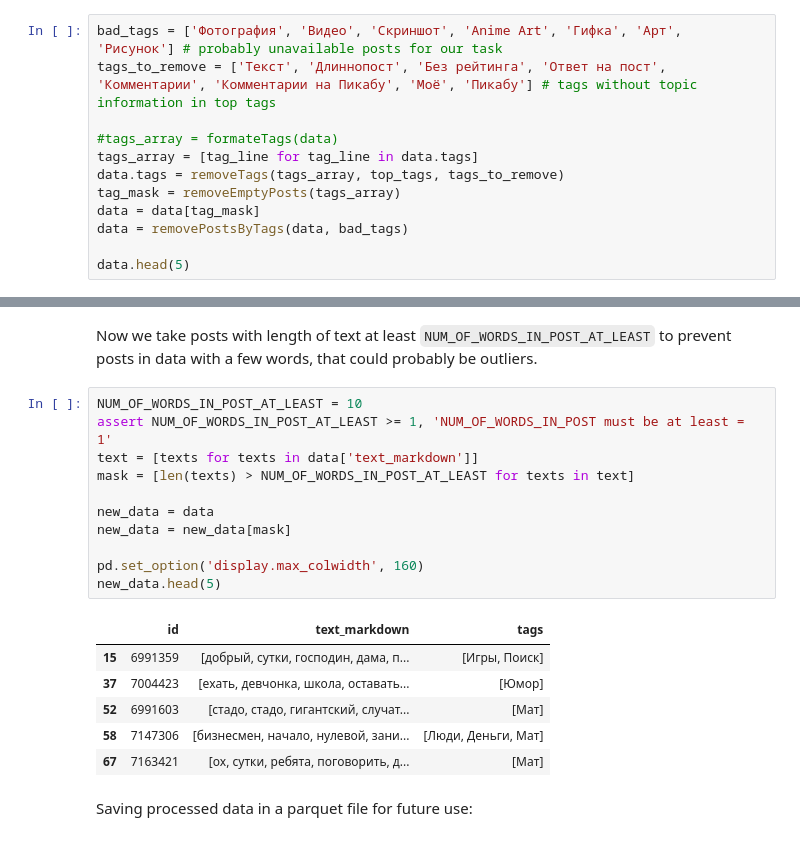
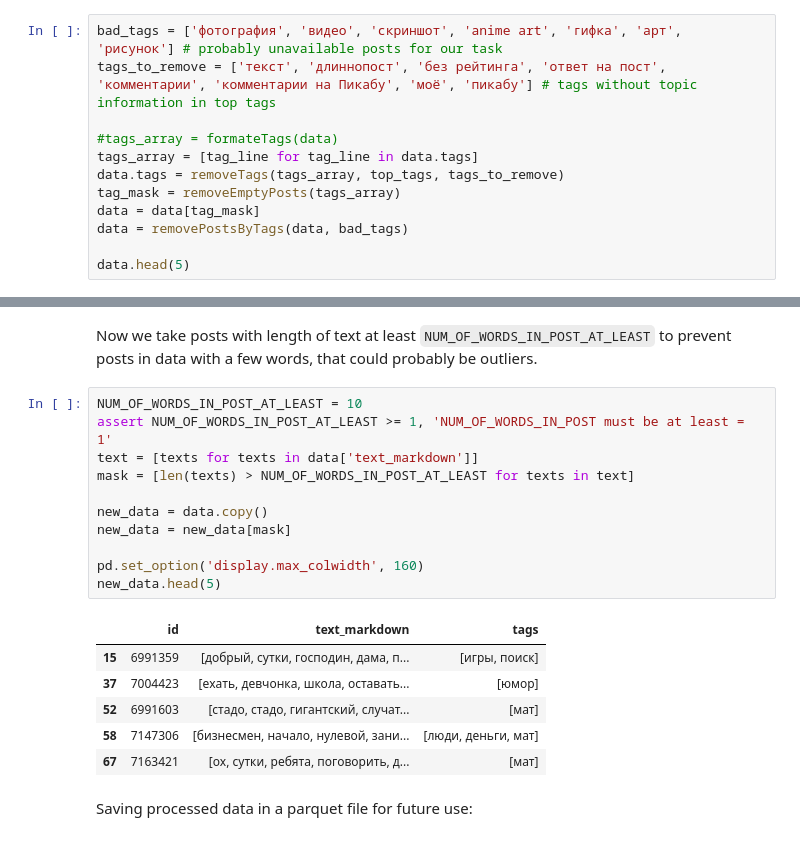
Before and after one commit to zhursvlevy/PostProcessor, a Jupyter notebook: notebooks/topic tagging/2. Dataset_processing.ipynb, the cells around one changed output, grey strips where cells are left out. Drawn from its saved outputs; the diff is of its cells as text.

```diff
--- a/notebooks/topic tagging/2. Dataset_processing.ipynb
+++ b/notebooks/topic tagging/2. Dataset_processing.ipynb
@@ -80,8 +81,8 @@ with open(txt_path) as f:
 # %% [markdown]
 Let's clean up the tags in the data a bit. So, we will delete posts that contain, in our opinion, those tags that directly indicate the unavailability of using this post as data. We will also remove tags that are not among the top tags according to the data in order to obtain relatively highlighted topics (at least an attempt to do so).
 # %%
-bad_tags = ['Фотография', 'Видео', 'Скриншот', 'Anime Art', 'Гифка', 'Арт', 'Рисунок'] # probably unavailable posts for our task
-tags_to_remove = ['Текст', 'Длиннопост', 'Без рейтинга', 'Ответ на пост', 'Комментарии', 'Комментарии на Пикабу', 'Моё', 'Пикабу'] # tags without topic information in top tags
+bad_tags = ['фотография', 'видео', 'скриншот', 'anime art', 'гифка', 'арт', 'рисунок'] # probably unavailable posts for our task
+tags_to_remove = ['текст', 'длиннопост', 'без рейтинга', 'ответ на пост', 'комментарии', 'комментарии на Пикабу', 'моё', 'пикабу'] # tags without topic information in top tags
 
 #tags_array = formateTags(data)
 tags_array = [tag_line for tag_line in data.tags]
@@ -203,21 +204,21 @@ Now we take posts with length of text at least `NUM_OF_WORDS_IN_POST_AT_LEAST` t
 # %%
 NUM_OF_WORDS_IN_POST_AT_LEAST = 10
 assert NUM_OF_WORDS_IN_POST_AT_LEAST >= 1, 'NUM_OF_WORDS_IN_POST must be at least = 1'
 text = [texts for texts in data['text_markdown']]
 mask = [len(texts) > NUM_OF_WORDS_IN_POST_AT_LEAST for texts in text]
 
-new_data = data
+new_data = data.copy()
 new_data = new_data[mask]
 
 pd.set_option('display.max_colwidth', 160)
 new_data.head(5)
 # %% [output]
 |  | id | text_markdown | tags |
-| 15 | 6991359 | [добрый, сутки, господин, дама, п... | [Игры, Поиск] |
-| 37 | 7004423 | [ехать, девчонка, школа, оставать... | [Юмор] |
-| 52 | 6991603 | [стадо, стадо, гигантский, случат... | [Мат] |
-| 58 | 7147306 | [бизнесмен, начало, нулевой, зани... | [Люди, Деньги, Мат] |
-| 67 | 7163421 | [ох, сутки, ребята, поговорить, д... | [Мат] |
+| 15 | 6991359 | [добрый, сутки, господин, дама, п... | [игры, поиск] |
+| 37 | 7004423 | [ехать, девчонка, школа, оставать... | [юмор] |
+| 52 | 6991603 | [стадо, стадо, гигантский, случат... | [мат] |
+| 58 | 7147306 | [бизнесмен, начало, нулевой, зани... | [люди, деньги, мат] |
+| 67 | 7163421 | [ох, сутки, ребята, поговорить, д... | [мат] |
 # %% [markdown]
 Saving processed data in a parquet file for future use:
 # %%
```
Also changed, not shown: parts of 4 cells of this notebook, 1 other file.
